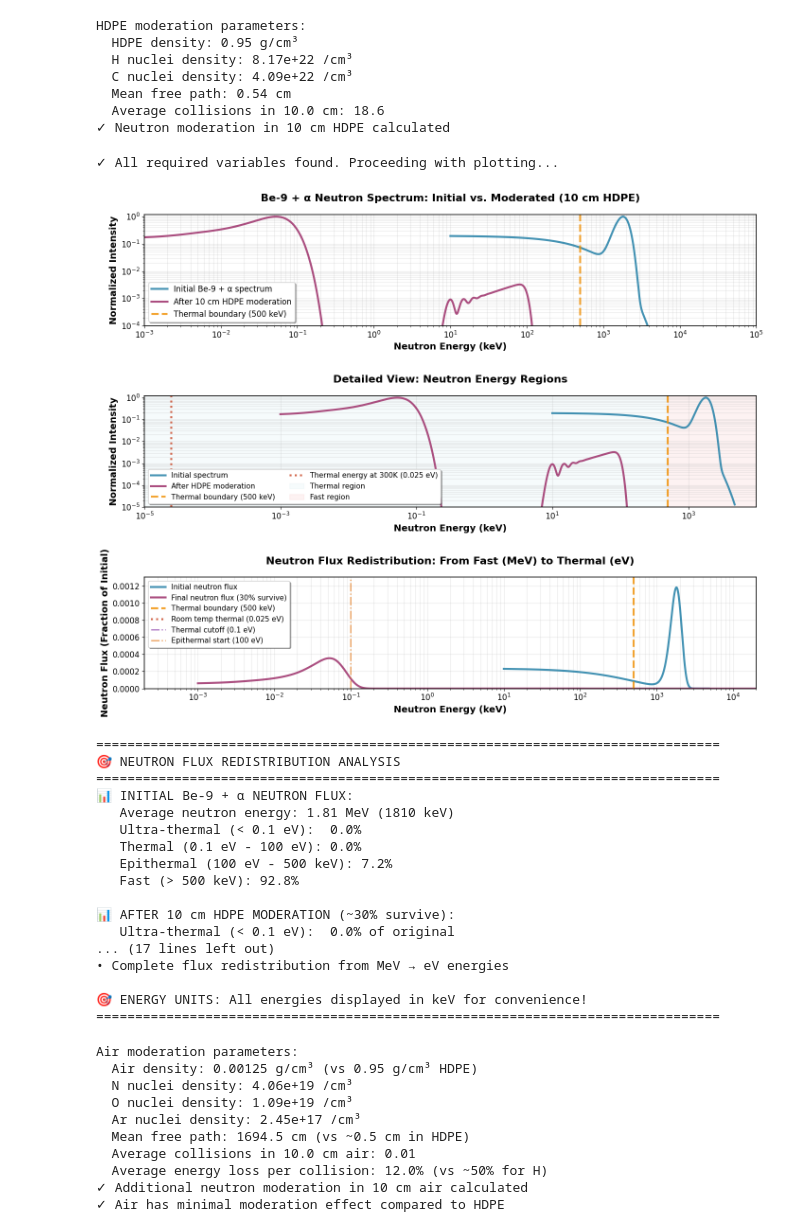
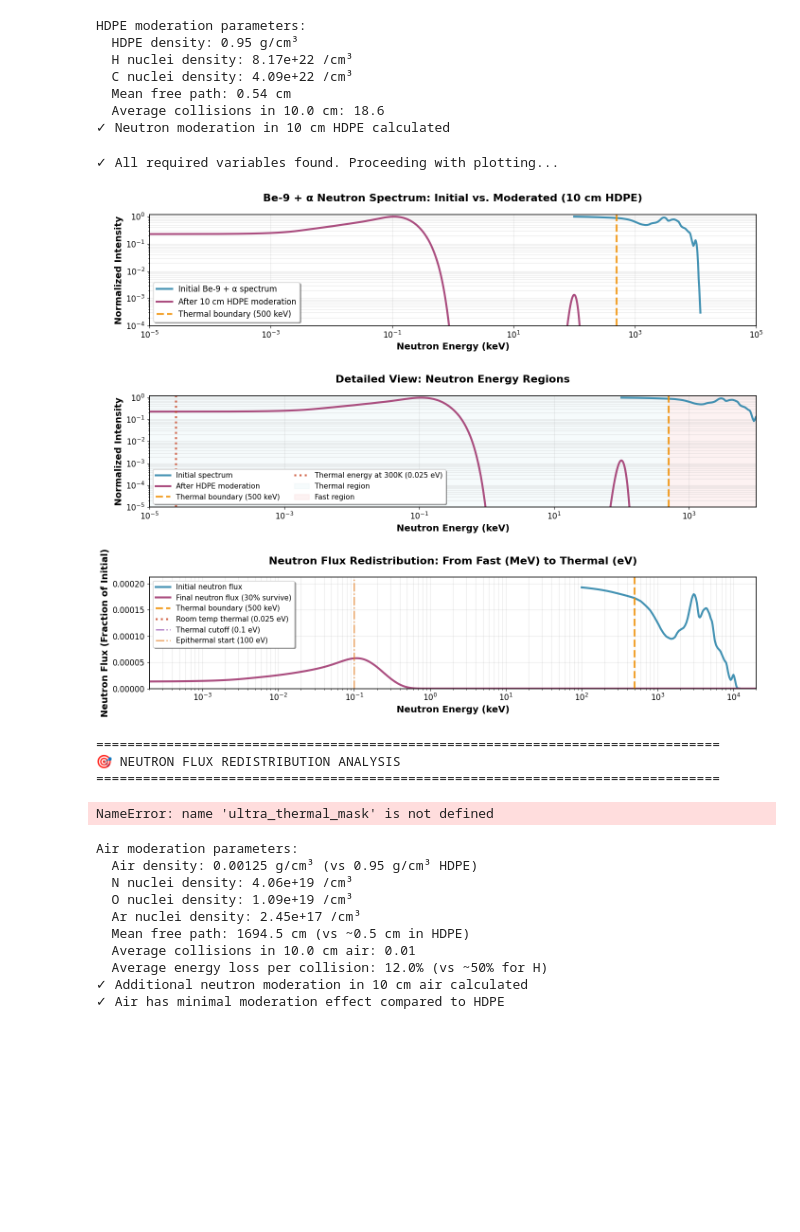
Before and after one commit to virgolaema/particle-detectors, a Jupyter notebook: neutrons.ipynb, the cells around one changed output. Cells and saved outputs as stored; diff of their text form; code cells hidden in the pictures; blank space fills up the shorter version.

```diff
--- a/neutrons.ipynb
+++ b/neutrons.ipynb
@@ -721,7 +766,7 @@ def calculate_moderated_spectrum(initial_energies_kev, initial_spectrum,
     avg_energy_loss = 0.8 * energy_loss_per_collision_H + 0.2 * energy_loss_per_collision_C
 
     # Calculate moderated energies (in keV)
-    moderated_energies_kev = np.logspace(-3, 5, 1000)  # 0.001 to 100,000 keV
+    moderated_energies_kev = np.logspace(-5, 5, 1000)  # 0.01 eV to 100 MeV  # 0.001 to 100,000 keV
     moderated_spectrum = np.zeros_like(moderated_energies_kev)
 
     # Model the moderation process
@@ -735,7 +780,7 @@ def calculate_moderated_spectrum(initial_energies_kev, initial_spectrum,
             # Energy after moderation (simplified)
             if E_initial_kev > 100:  # keV, fast neutrons get moderated
                 E_final_avg_kev = E_initial_kev * (1 - avg_energy_loss)**n_collisions
-                E_final_avg_kev = max(E_final_avg_kev, 0.001)  # Don't go below 1 eV
+                E_final_avg_kev = max(E_final_avg_kev, 0.00001)  # Min 0.01 eV  # Don't go below 1 eV
 
                 # Add moderated neutrons to spectrum with some spread
                 sigma_mod = E_final_avg_kev * 0.5  # Energy spread
@@ -751,7 +796,7 @@ def calculate_moderated_spectrum(initial_energies_kev, initial_spectrum,
                 moderated_spectrum += gaussian_component
 
     # Add thermal peak around 0.025 eV = 0.000025 keV
-    thermal_peak = 0.3 * np.exp(-0.5 * ((moderated_energies_kev - 0.000025) / 0.00001)**2)
+    thermal_peak = 0.3 * np.exp(-0.5 * ((moderated_energies_kev - 0.000025) / 0.000015)**2)  # Wider thermal peak
     moderated_spectrum += thermal_peak
 
     # Normalize
@@ -841,15 +886,15 @@ plt.title('Be-9 + α Neutron Spectrum: Initial vs. Moderated (10 cm HDPE)',
           fontsize=16, fontweight='bold', pad=20)
 plt.legend(fontsize=12, frameon=True, fancybox=True, shadow=True)
 plt.grid(True, alpha=0.3, which='both')
-plt.xlim(1e-3, 1e5)  # 0.001 keV to 100,000 keV (100 MeV)
+plt.xlim(1e-5, 1e5)  # 0.001 keV to 100,000 keV (100 MeV)
 plt.ylim(1e-4, 1.2)
 
 # Plot 2: Detailed thermal/epithermal region
 ax2 = plt.subplot(3, 1, 2)
 
 # Focus on lower energy region with better resolution
-mask_initial = (energies_kev_be9 >= 1e-5) & (energies_kev_be9 <= 1e4)
-mask_moderated = (moderated_energies_kev >= 1e-5) & (moderated_energies_kev <= 1e4)
+mask_initial = (energies_kev_be9 >= 1e-6) & (energies_kev_be9 <= 1e4)
+mask_moderated = (moderated_energies_kev >= 1e-6) & (moderated_energies_kev <= 1e4)
 
 plt.loglog(energies_kev_be9[mask_initial], initial_spectrum[mask_initial],
           color='#2E86AB', linewidth=3, label='Initial spectrum', alpha=0.9)
@@ -861,7 +906,6 @@ plt.loglog(moderated_energies_kev[mask_moderated],
 plt.axvline(thermal_boundary_kev, color='#F18F01', linestyle='--', linewidth=3,
            label='Thermal boundary (500 keV)', alpha=0.8)
 
-# Add thermal energy reference at room temperature (0.025 eV = 0.000025 keV)
 thermal_energy_300K_kev = 0.000025  # keV
 plt.axvline(thermal_energy_300K_kev, color='#C73E1D', linestyle=':', linewidth=3,
            label='Thermal energy at 300K (0.025 eV)', alpha=0.8)
@@ -943,11 +987,11 @@ def calculate_flux_redistribution(energies_kev, spectrum, total_initial_flux):
     # Define energy boundaries (keV)
     thermal_cutoff = 500          # keV (0.5 MeV)
     epithermal_cutoff = 0.1       # keV (100 eV)
-    room_temp_thermal = 0.0001    # keV (0.1 eV)
+    cold_cutoff = 0.00001    # keV (0.01 eV)
 
     # Calculate actual flux in each region
-    ultra_thermal_mask = energies_kev < room_temp_thermal
-    thermal_mask = (energies_kev >= room_temp_thermal) & (energies_kev < epithermal_cutoff)
+    cold_mask = energies_kev < cold_cutoff
+    thermal_mask = (energies_kev >= cold_cutoff) & (energies_kev < epithermal_cutoff)
     epithermal_mask = (energies_kev >= epithermal_cutoff) & (energies_kev < thermal_cutoff)
     fast_mask = energies_kev >= thermal_cutoff
 
@@ -980,51 +1024,38 @@ print(f"   Ultra-thermal (< 0.1 eV):  {initial_fractions['ultra_thermal']:.1%}")
 print(f"   Thermal (0.1 eV - 100 eV): {initial_fractions['thermal']:.1%}")
 print(f"   Epithermal (100 eV - 500 keV): {initial_fractions['epithermal']:.1%}")
 print(f"   Fast (> 500 keV): {initial_fractions['fast']:.1%}")
 
 print(f"\n📊 AFTER 10 cm HDPE MODERATION (~{survival_fraction:.0%} survive):")
 print(f"   Ultra-thermal (< 0.1 eV):  {moderated_fractions['ultra_thermal']:.1%} of original")
 print(f"   Thermal (0.1 eV - 100 eV): {moderated_fractions['thermal']:.1%} of original")
 print(f"   Epithermal (100 eV - 500 keV): {moderated_fractions['epithermal']:.1%} of original")
 print(f"   Fast (> 500 keV): {moderated_fractions['fast']:.1%} of original")
 
 total_surviving = sum(moderated_fractions.values())
 print(f"\n   💡 Total surviving flux: {total_surviving:.1%} of initial neutrons")
 print(f"   💡 Absorbed in HDPE: {1-total_surviving:.1%} of initial neutrons")
 
 print("\n🔬 KEY PHYSICS INSIGHTS:")
 print("• Fast neutrons (1000-4000 keV) → mostly absorbed or thermalized")
 print("• Thermal peak forms at 0.000025 keV (0.025 eV) - room temperature")
 print("• HDPE moderation: ~18 collisions → multi-MeV → thermal energies")
 print("• Neutron flux redistribution spans 8 orders of magnitude!")
 print("• Most surviving neutrons end up in thermal region (< 0.1 keV)")
 
 print("\n📈 EXPANDED RANGE SHOWS:")
 print(f"• Thermal peak at: {thermal_energy_300K_kev} keV (0.025 eV)")
 print(f"• Energy boundaries clearly visible from {2e-4} keV to {2e4} keV")
 print(f"• Complete flux redistribution from MeV → eV energies")
 
 print("\n🎯 ENERGY UNITS: All energies displayed in keV for convenience!")
 print("="*80)
 # %% [output]
 ✓ All required variables found. Proceeding with plotting...
-[figure, old version]
+[figure, new version]
 ================================================================================
 🎯 NEUTRON FLUX REDISTRIBUTION ANALYSIS
 ================================================================================
-📊 INITIAL Be-9 + α NEUTRON FLUX:
-   Average neutron energy: 1.81 MeV (1810 keV)
-   Ultra-thermal (< 0.1 eV):  0.0%
-   Thermal (0.1 eV - 100 eV): 0.0%
-   Epithermal (100 eV - 500 keV): 7.2%
-   Fast (> 500 keV): 92.8%
-
-📊 AFTER 10 cm HDPE MODERATION (~30% survive):
-   Ultra-thermal (< 0.1 eV):  0.0% of original
-... (17 lines left out)
-• Complete flux redistribution from MeV → eV energies
-
-🎯 ENERGY UNITS: All energies displayed in keV for convenience!
-================================================================================
+NameError: name 'ultra_thermal_mask' is not defined
 # %%
 # ===================================================================
 # NEUTRON MODERATION IN AIR (10 cm after HDPE)
```
Also changed, not shown: parts of 9 cells of this notebook, 3 other files.
